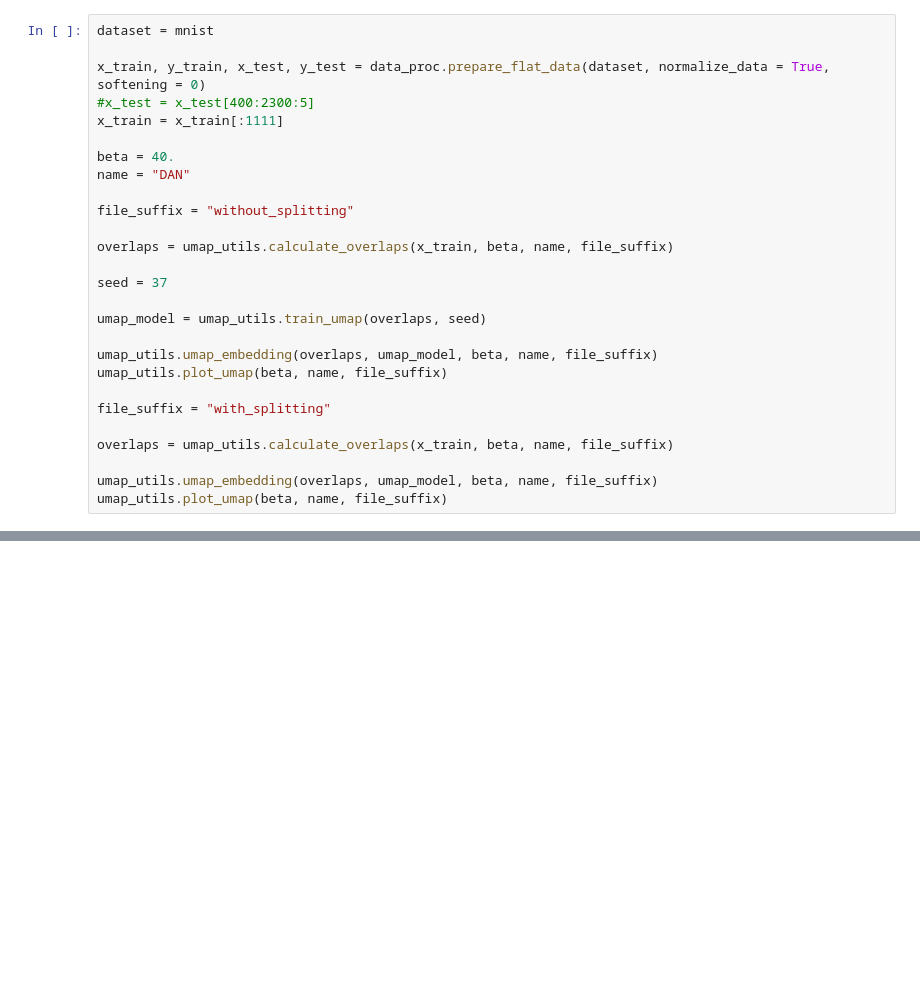
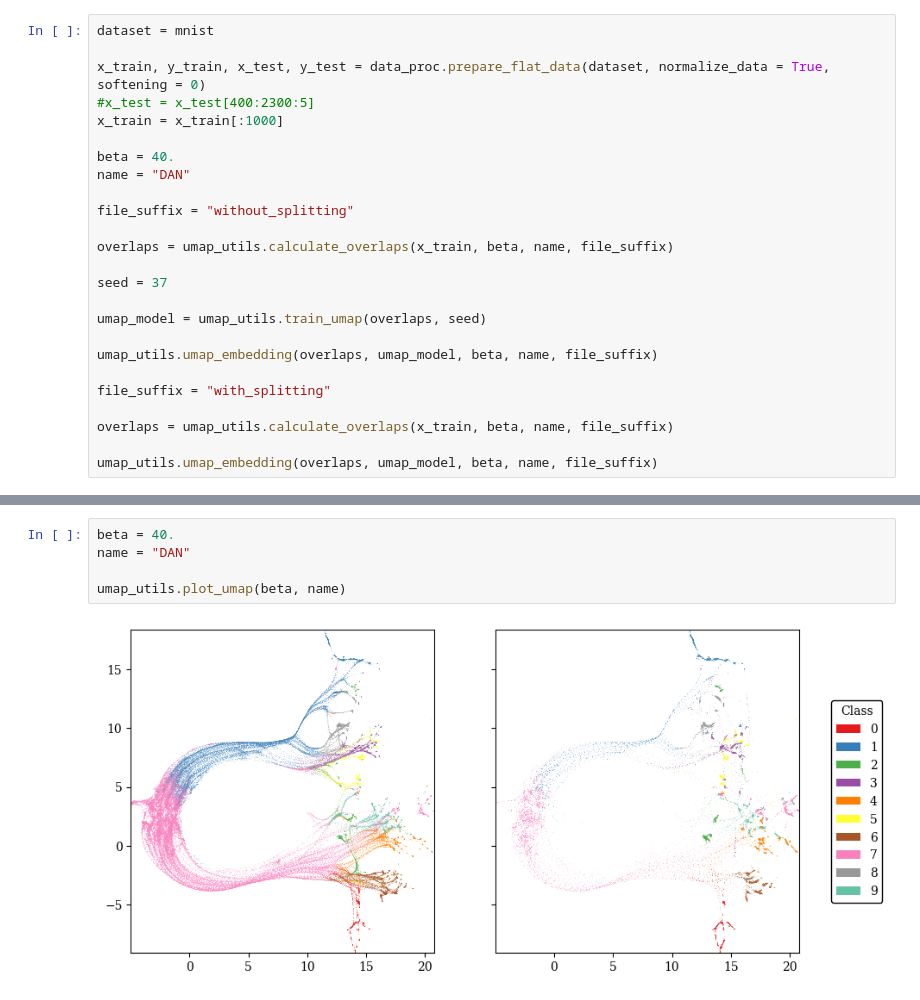
Before and after one commit to RobinTher/Dense_Associative_Network_vMF, a Jupyter notebook: Umap.ipynb, the cells around one changed output, grey strips where cells are left out. Drawn from its saved outputs; the diff is of its cells as text; blank space fills up the shorter version.

```diff
--- a/Umap.ipynb
+++ b/Umap.ipynb
@@ -14,7 +14,7 @@ dataset = mnist
 
 x_train, y_train, x_test, y_test = data_proc.prepare_flat_data(dataset, normalize_data = True, softening = 0)
 #x_test = x_test[400:2300:5]
-x_train = x_train[:1111]
+x_train = x_train[:1000]
 
 beta = 40.
 name = "DAN"
@@ -28,12 +28,10 @@ seed = 37
 umap_model = umap_utils.train_umap(overlaps, seed)
 
 umap_utils.umap_embedding(overlaps, umap_model, beta, name, file_suffix)
-umap_utils.plot_umap(beta, name, file_suffix)
 
 file_suffix = "with_splitting"
 
 overlaps = umap_utils.calculate_overlaps(x_train, beta, name, file_suffix)
 
 umap_utils.umap_embedding(overlaps, umap_model, beta, name, file_suffix)
-umap_utils.plot_umap(beta, name, file_suffix)
 # %% [output]
@@ -69,0 +88,7 @@ To use the future default and silence this warning we advise to pass `rcond=None
+# %%
+beta = 40.
+name = "DAN"
+
+umap_utils.plot_umap(beta, name)
+# %% [output]
+[figure, added]
```
Also changed, not shown: parts of 3 cells of this notebook, 5 other files.
